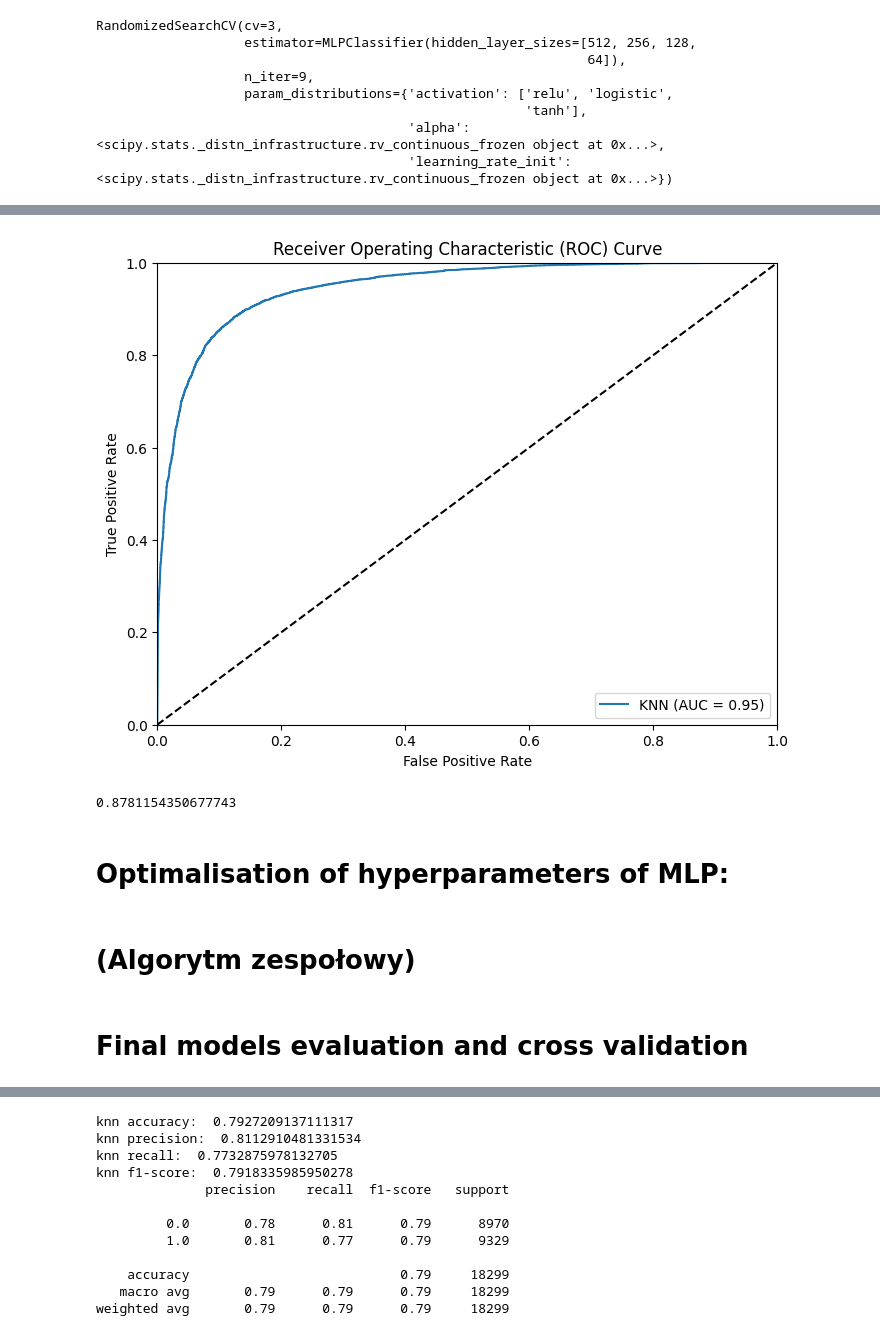
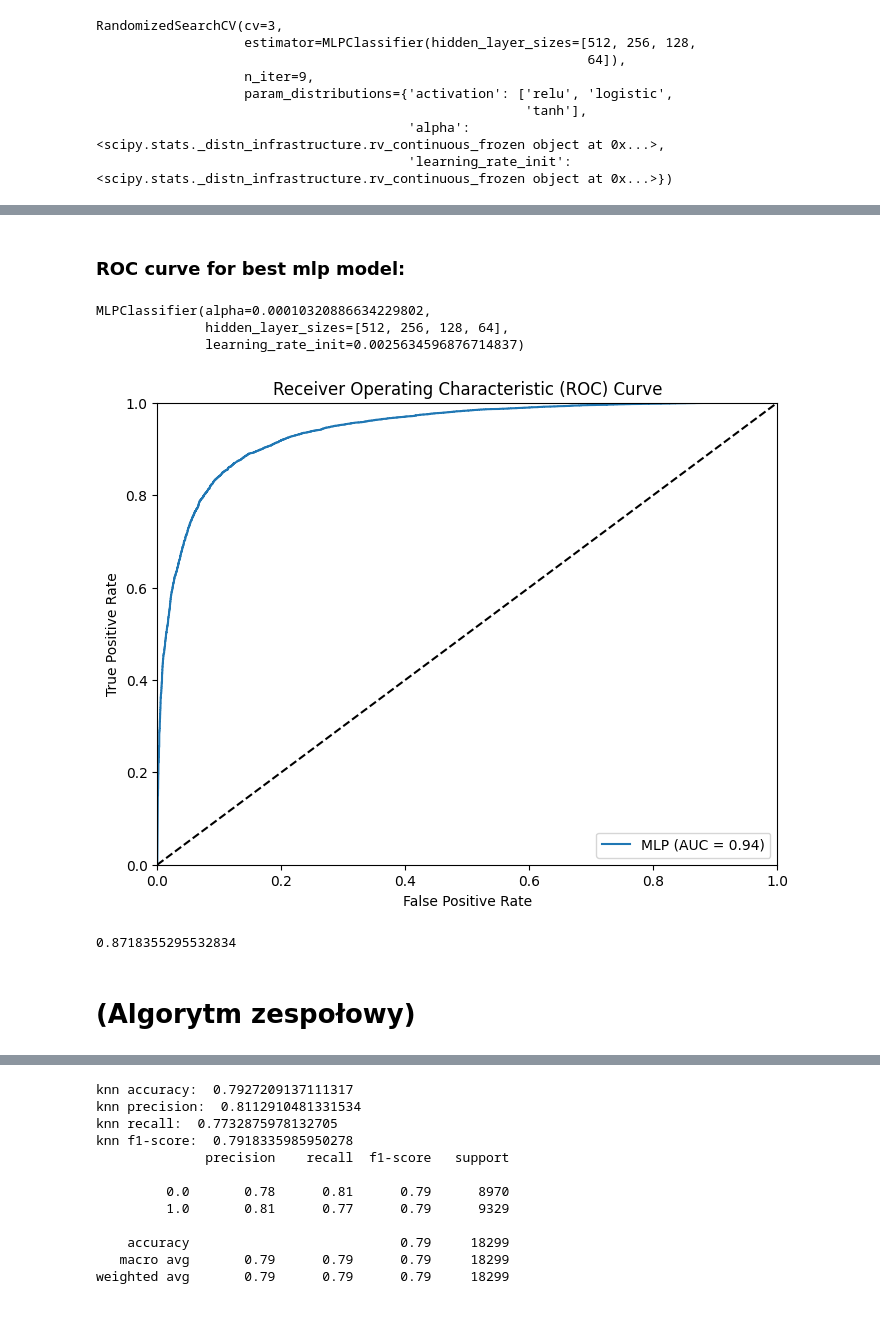
Before and after one commit to JarKolod/csgo_predictions, a Jupyter notebook: UM_projekt_.ipynb, the cells around one changed output, grey strips where cells are left out. Cells and saved outputs as stored; diff of their text form; code cells hidden in the pictures.

```diff
--- a/UM_projekt_.ipynb
+++ b/UM_projekt_.ipynb
@@ -541,25 +576,33 @@ MLPClassifier(hidden_layer_sizes=[512, 256, 128, 64])
+# %% [markdown]
+### ROC curve for best mlp model:
+# %%
+mlp = MLPClassifier(hidden_layer_sizes=[512, 256, 128, 64],activation= 'relu', alpha= 0.00010320886634229802, learning_rate_init= 0.0025634596876714837)
+mlp.fit(x_scaled_train,y_scaled_train)
+# %% [output]
+MLPClassifier(alpha=0.00010320886634229802,
+              hidden_layer_sizes=[512, 256, 128, 64],
+              learning_rate_init=0.0025634596876714837)
 # %%
 mlp_y_pred = mlp.predict_proba(x_scaled_test)[:, 1]
 mlp_fpr, mlp_tpr, _ = roc_curve(y_scaled_test, mlp_y_pred)
 mlp_auc = roc_auc_score(y_scaled_test, mlp_y_pred)
 
 plt.figure(figsize=(8, 6))
-plt.plot(mlp_fpr, mlp_tpr, label=f'KNN (AUC = {mlp_auc:.2f})')
+plt.plot(mlp_fpr, mlp_tpr, label=f'MLP (AUC = {mlp_auc:.2f})')
 plt.plot([0, 1], [0, 1], 'k--')  # Random guess line
 plt.xlim([0, 1])
 plt.ylim([0, 1])
 plt.xlabel('False Positive Rate')
 plt.ylabel('True Positive Rate')
 plt.title('Receiver Operating Characteristic (ROC) Curve')
 plt.legend()
 plt.show()
 # %% [output]
-[figure, old version]
+[figure, new version]
 # %%
 mlp.score(x_scaled_test, y_scaled_test)
 
 #previous 0.7856204858831254
+#previous 0.8781154350677743
 # %% [output]
-0.8781154350677743
+0.8718355295532834
-# %% [markdown]
-# Optimalisation of hyperparameters of MLP:
@@ -570,4 +609,2 @@ search = RandomizedSearchCV(estimator=)
 # %% [markdown]
 # (Algorytm zespołowy)
-# %% [markdown]
-# Final models evaluation and cross validation
```
Also changed, not shown: parts of 38 cells of this notebook.
